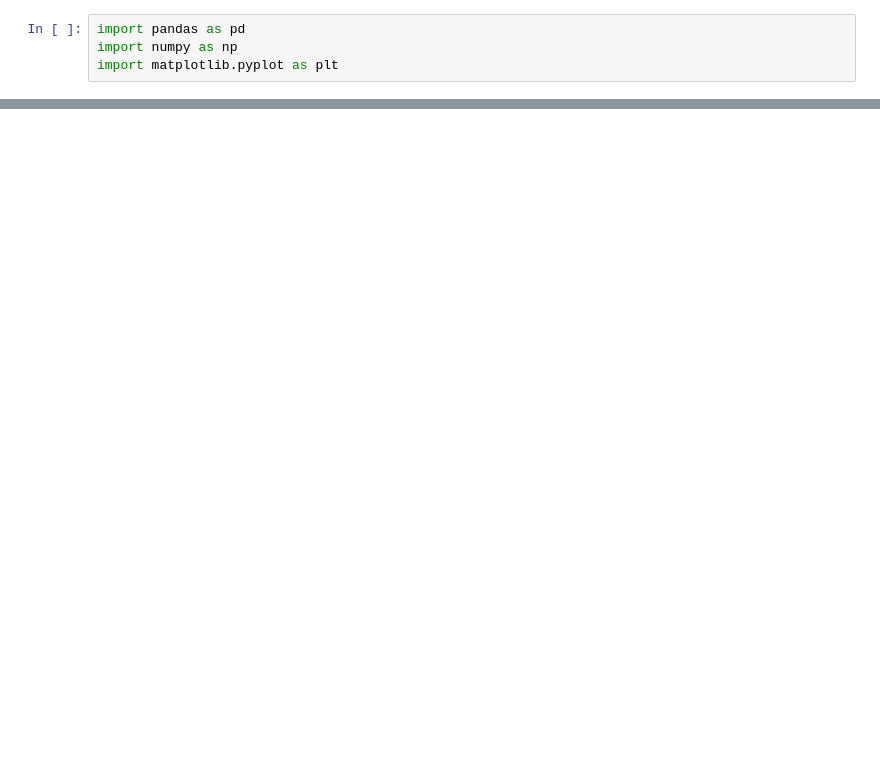
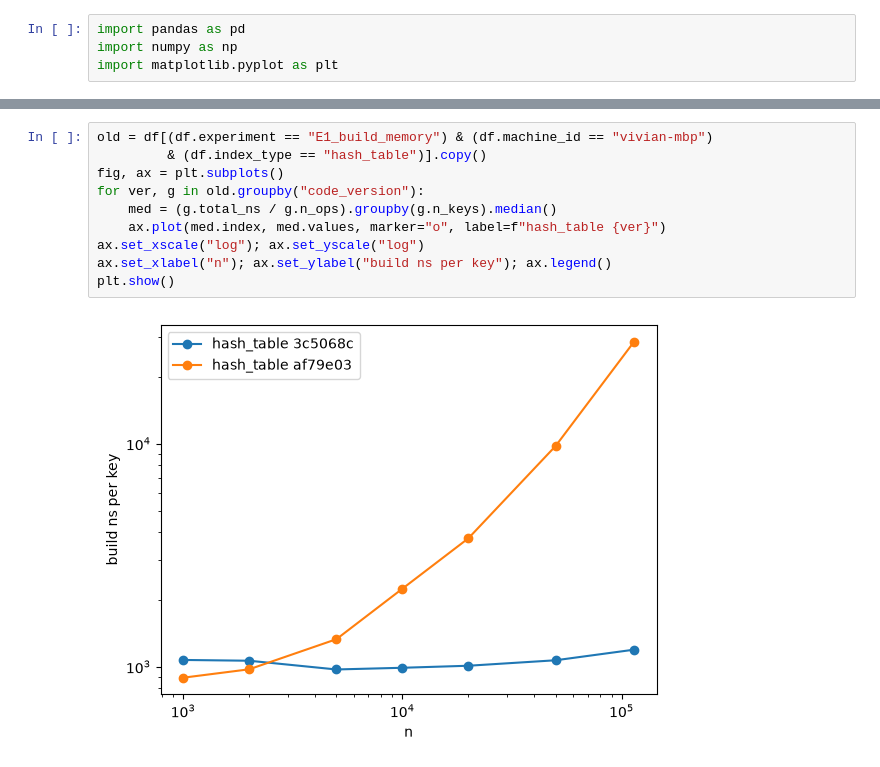
Before and after one commit to balding947/DS4300-Project, a Jupyter notebook: analysis/E1_E5_avl.ipynb, the cells around one changed output, grey strips where cells are left out. Drawn from its saved outputs; the diff is of its cells as text; blank space fills up the shorter version.

```diff
--- a/analysis/E1_E5_avl.ipynb
+++ b/analysis/E1_E5_avl.ipynb
@@ -47,0 +74,12 @@ Series([], Name: memory_bytes, dtype: float64)
+# %%
+old = df[(df.experiment == "E1_build_memory") & (df.machine_id == "vivian-mbp")
+         & (df.index_type == "hash_table")].copy()
+fig, ax = plt.subplots()
+for ver, g in old.groupby("code_version"):
+    med = (g.total_ns / g.n_ops).groupby(g.n_keys).median()
+    ax.plot(med.index, med.values, marker="o", label=f"hash_table {ver}")
+ax.set_xscale("log"); ax.set_yscale("log")
+ax.set_xlabel("n"); ax.set_ylabel("build ns per key"); ax.legend()
+plt.show()
+# %% [output]
+[figure, added]
```
Also changed, not shown: parts of 2 cells of this notebook, 1 other file.
